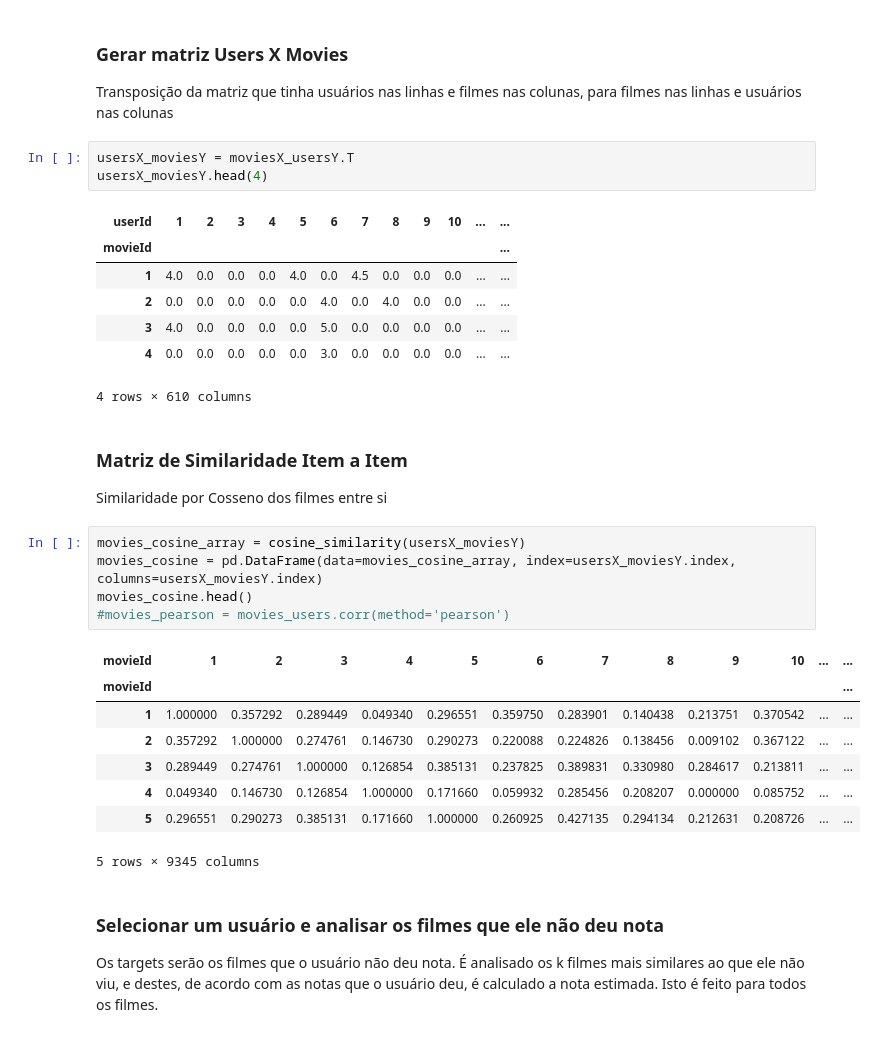
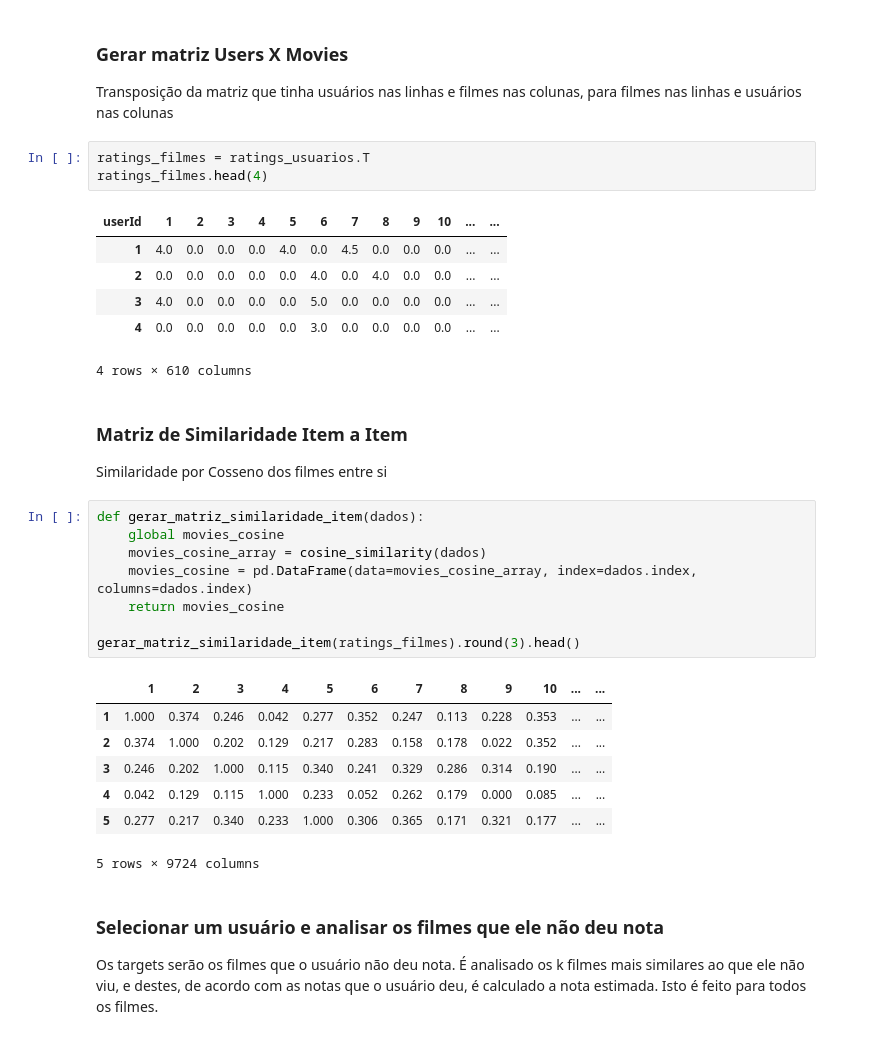
Before and after one commit to xnes/recsys, a Jupyter notebook: rec_sys_apresentacao_2.ipynb, the cells around one changed output. Saved outputs shown, nothing was run; the diff lists cells and outputs as text.

```diff
--- a/rec_sys_apresentacao_2.ipynb
+++ b/rec_sys_apresentacao_2.ipynb
@@ -453,11 +456,10 @@ Intervalo de 0.99 confiança: (-0.4500199147648194, 3.1526795877714164)
 ### Gerar matriz Users X Movies
 Transposição da matriz que tinha usuários nas linhas e filmes nas colunas, para filmes nas linhas e usuários nas colunas
 # %%
-usersX_moviesY = moviesX_usersY.T
-usersX_moviesY.head(4)
+ratings_filmes = ratings_usuarios.T
+ratings_filmes.head(4)
 # %% [output]
 | userId | 1 | 2 | 3 | 4 | 5 | 6 | 7 | 8 | 9 | 10 | ... | ... |
-| movieId |  |  |  |  |  |  |  |  |  |  |  | ... |
 | 1 | 4.0 | 0.0 | 0.0 | 0.0 | 4.0 | 0.0 | 4.5 | 0.0 | 0.0 | 0.0 | ... | ... |
 | 2 | 0.0 | 0.0 | 0.0 | 0.0 | 0.0 | 4.0 | 0.0 | 4.0 | 0.0 | 0.0 | ... | ... |
 | 3 | 4.0 | 0.0 | 0.0 | 0.0 | 0.0 | 5.0 | 0.0 | 0.0 | 0.0 | 0.0 | ... | ... |
@@ -467,19 +469,21 @@ usersX_moviesY.head(4)
 ### Matriz de Similaridade Item a Item
 Similaridade por Cosseno dos filmes entre si
 # %%
-movies_cosine_array = cosine_similarity(usersX_moviesY)
-movies_cosine = pd.DataFrame(data=movies_cosine_array, index=usersX_moviesY.index, columns=usersX_moviesY.index)
-movies_cosine.head()
-#movies_pearson = movies_users.corr(method='pearson')
+def gerar_matriz_similaridade_item(dados):
+    global movies_cosine
+    movies_cosine_array = cosine_similarity(dados)
+    movies_cosine = pd.DataFrame(data=movies_cosine_array, index=dados.index, columns=dados.index)
+    return movies_cosine
+
+gerar_matriz_similaridade_item(ratings_filmes).round(3).head()
 # %% [output]
-| movieId | 1 | 2 | 3 | 4 | 5 | 6 | 7 | 8 | 9 | 10 | ... | ... |
-| movieId |  |  |  |  |  |  |  |  |  |  |  | ... |
-| 1 | 1.000000 | 0.357292 | 0.289449 | 0.049340 | 0.296551 | 0.359750 | 0.283901 | 0.140438 | 0.213751 | 0.370542 | ... | ... |
-| 2 | 0.357292 | 1.000000 | 0.274761 | 0.146730 | 0.290273 | 0.220088 | 0.224826 | 0.138456 | 0.009102 | 0.367122 | ... | ... |
-| 3 | 0.289449 | 0.274761 | 1.000000 | 0.126854 | 0.385131 | 0.237825 | 0.389831 | 0.330980 | 0.284617 | 0.213811 | ... | ... |
-| 4 | 0.049340 | 0.146730 | 0.126854 | 1.000000 | 0.171660 | 0.059932 | 0.285456 | 0.208207 | 0.000000 | 0.085752 | ... | ... |
-| 5 | 0.296551 | 0.290273 | 0.385131 | 0.171660 | 1.000000 | 0.260925 | 0.427135 | 0.294134 | 0.212631 | 0.208726 | ... | ... |
+|  | 1 | 2 | 3 | 4 | 5 | 6 | 7 | 8 | 9 | 10 | ... | ... |
+| 1 | 1.000 | 0.374 | 0.246 | 0.042 | 0.277 | 0.352 | 0.247 | 0.113 | 0.228 | 0.353 | ... | ... |
+| 2 | 0.374 | 1.000 | 0.202 | 0.129 | 0.217 | 0.283 | 0.158 | 0.178 | 0.022 | 0.352 | ... | ... |
+| 3 | 0.246 | 0.202 | 1.000 | 0.115 | 0.340 | 0.241 | 0.329 | 0.286 | 0.314 | 0.190 | ... | ... |
+| 4 | 0.042 | 0.129 | 0.115 | 1.000 | 0.233 | 0.052 | 0.262 | 0.179 | 0.000 | 0.085 | ... | ... |
+| 5 | 0.277 | 0.217 | 0.340 | 0.233 | 1.000 | 0.306 | 0.365 | 0.171 | 0.321 | 0.177 | ... | ... |
-5 rows × 9345 columns
+5 rows × 9724 columns
 # %% [markdown]
 ### Selecionar um usuário e analisar os filmes que ele não deu nota
 Os targets serão os filmes que o usuário não deu nota. É analisado os k filmes mais similares ao que ele não viu, e destes, de acordo com as notas que o usuário deu, é calculado a nota estimada. Isto é feito para todos os filmes.
```
Also changed, not shown: parts of 19 cells of this notebook.
